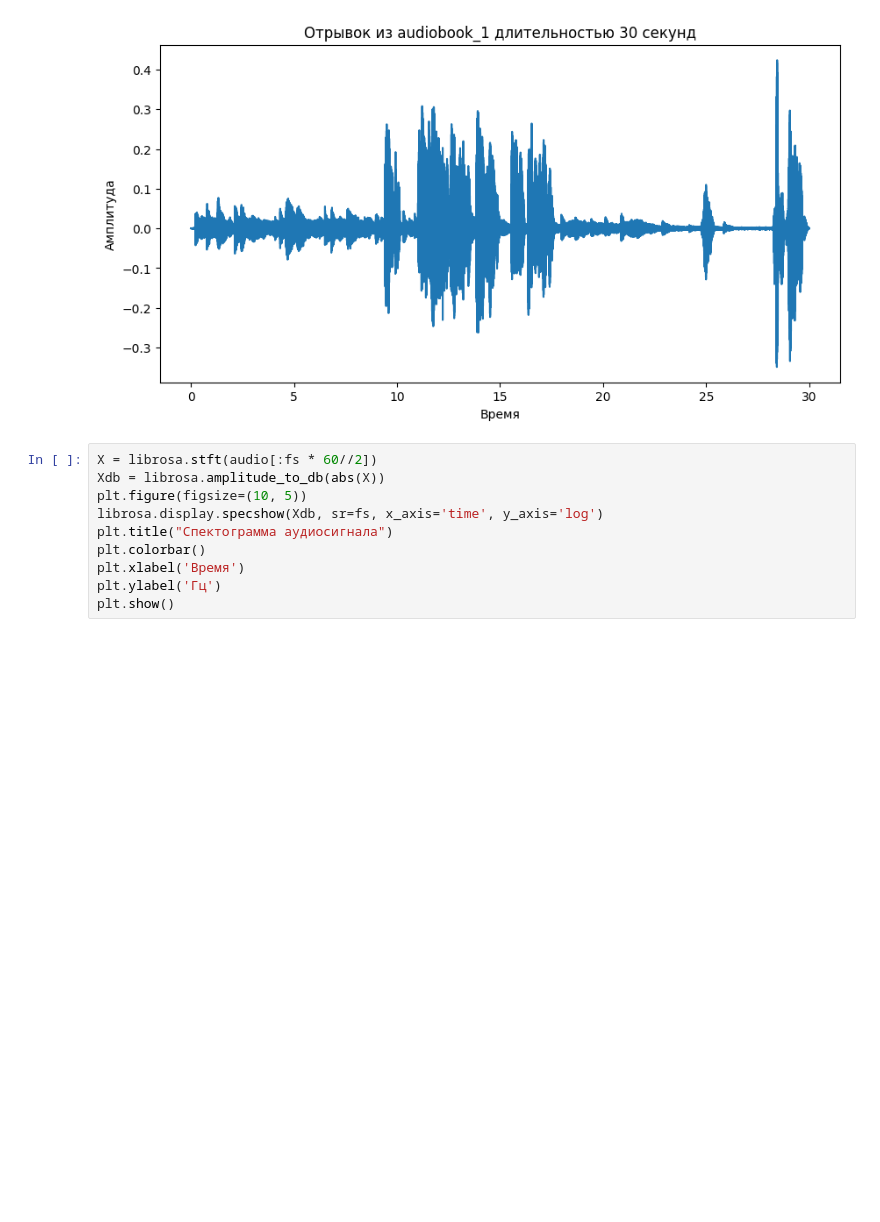
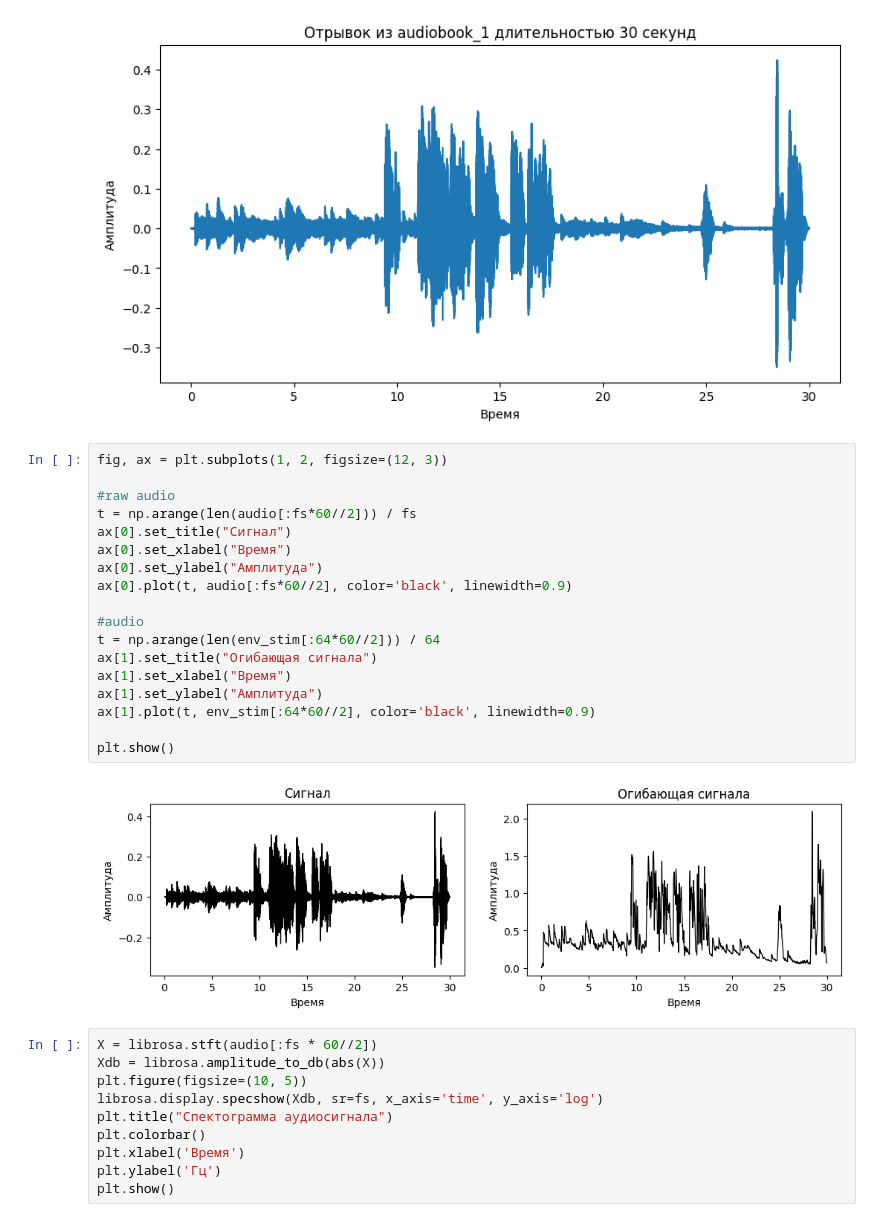
Before and after one commit to intsystems/2024-Project-154, a Jupyter notebook: code/Dataset analysis.ipynb, the cells around one changed output. Saved outputs shown, nothing was run; the diff lists cells and outputs as text; blank space fills up the shorter version.

```diff
--- a/code/Dataset analysis.ipynb
+++ b/code/Dataset analysis.ipynb
@@ -280,6 +342,26 @@ plt.xlabel('Время')
 plt.show()
 # %% [output]
 [figure]
+# %%
+fig, ax = plt.subplots(1, 2, figsize=(12, 3))
+
+#raw audio
+t = np.arange(len(audio[:fs*60//2])) / fs
+ax[0].set_title("Сигнал")
+ax[0].set_xlabel("Время")
+ax[0].set_ylabel("Амплитуда")
+ax[0].plot(t, audio[:fs*60//2], color='black', linewidth=0.9)
+
+#audio
+t = np.arange(len(env_stim[:64*60//2])) / 64
+ax[1].set_title("Огибающая сигнала")
+ax[1].set_xlabel("Время")
+ax[1].set_ylabel("Амплитуда")
+ax[1].plot(t, env_stim[:64*60//2], color='black', linewidth=0.9)
+
+plt.show()
+# %% [output]
+[figure, added]
 # %%
 X = librosa.stft(audio[:fs * 60//2])
 Xdb = librosa.amplitude_to_db(abs(X))
```
Also changed, not shown: parts of 3 cells of this notebook, 31 other files.
